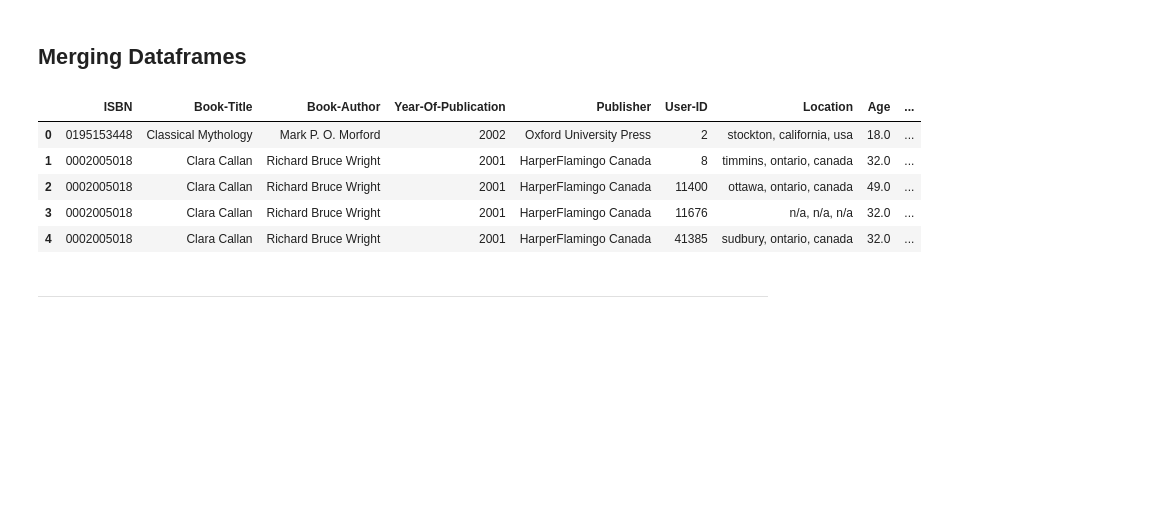
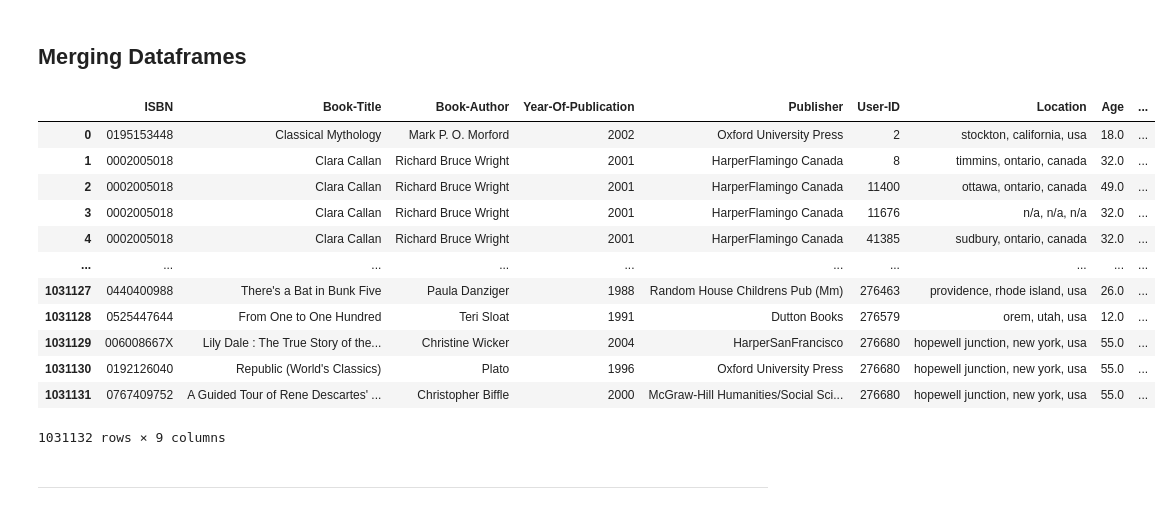
Before and after one commit to Samirnunes/data-science, a Jupyter notebook: machine_learning/book_recommendation/system.ipynb, the cells around one changed output. Drawn from its saved outputs; the diff is of its cells as text; code cells hidden in the pictures; blank space fills up the shorter version.

Commit message:
data preprocessing and feature extraction in book recommendation

```diff
--- a/machine_learning/book_recommendation/system.ipynb
+++ b/machine_learning/book_recommendation/system.ipynb
@@ -121,14 +129,21 @@ users_ratings = pd.merge(users, ratings, on="User-ID", how="inner")
 books_users_ratings = pd.merge(books, users_ratings, on="ISBN", how="inner")
 df = books_users_ratings.copy()
 # %%
-df.head()
+df
 # %% [output]
 |  | ISBN | Book-Title | Book-Author | Year-Of-Publication | Publisher | User-ID | Location | Age | ... |
 | 0 | 0195153448 | Classical Mythology | Mark P. O. Morford | 2002 | Oxford University Press | 2 | stockton, california, usa | 18.0 | ... |
 | 1 | 0002005018 | Clara Callan | Richard Bruce Wright | 2001 | HarperFlamingo Canada | 8 | timmins, ontario, canada | 32.0 | ... |
 | 2 | 0002005018 | Clara Callan | Richard Bruce Wright | 2001 | HarperFlamingo Canada | 11400 | ottawa, ontario, canada | 49.0 | ... |
 | 3 | 0002005018 | Clara Callan | Richard Bruce Wright | 2001 | HarperFlamingo Canada | 11676 | n/a, n/a, n/a | 32.0 | ... |
 | 4 | 0002005018 | Clara Callan | Richard Bruce Wright | 2001 | HarperFlamingo Canada | 41385 | sudbury, ontario, canada | 32.0 | ... |
+| ... | ... | ... | ... | ... | ... | ... | ... | ... | ... |
+| 1031127 | 0440400988 | There's a Bat in Bunk Five | Paula Danziger | 1988 | Random House Childrens Pub (Mm) | 276463 | providence, rhode island, usa | 26.0 | ... |
+| 1031128 | 0525447644 | From One to One Hundred | Teri Sloat | 1991 | Dutton Books | 276579 | orem, utah, usa | 12.0 | ... |
+| 1031129 | 006008667X | Lily Dale : The True Story of the... | Christine Wicker | 2004 | HarperSanFrancisco | 276680 | hopewell junction, new york, usa | 55.0 | ... |
+| 1031130 | 0192126040 | Republic (World's Classics) | Plato | 1996 | Oxford University Press | 276680 | hopewell junction, new york, usa | 55.0 | ... |
+| 1031131 | 0767409752 | A Guided Tour of Rene Descartes' ... | Christopher Biffle | 2000 | McGraw-Hill Humanities/Social Sci... | 276680 | hopewell junction, new york, usa | 55.0 | ... |
+1031132 rows × 9 columns
 # %% [markdown]
 ---
 # %% [markdown]
```
Also changed, not shown: parts of 29 cells of this notebook.
